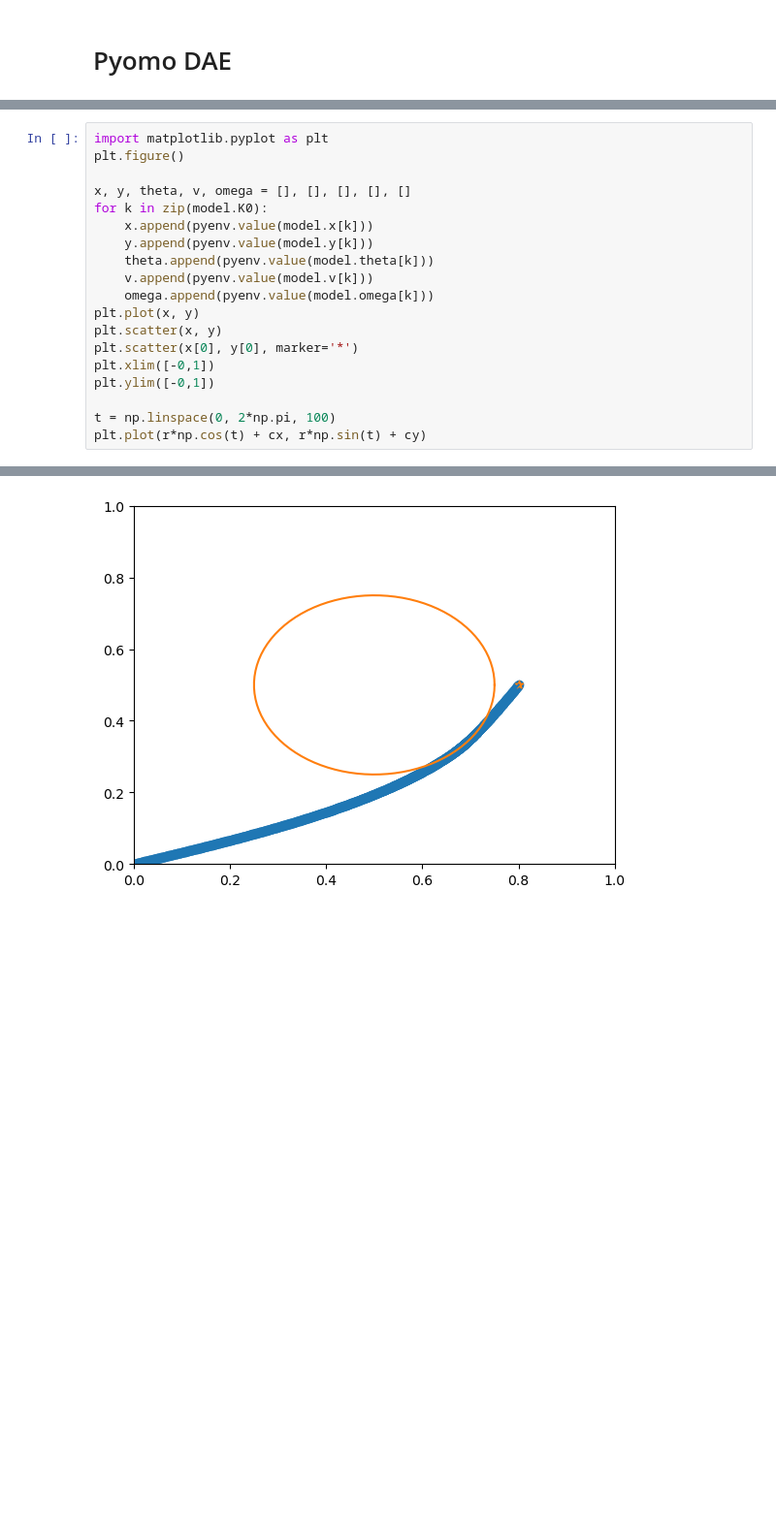
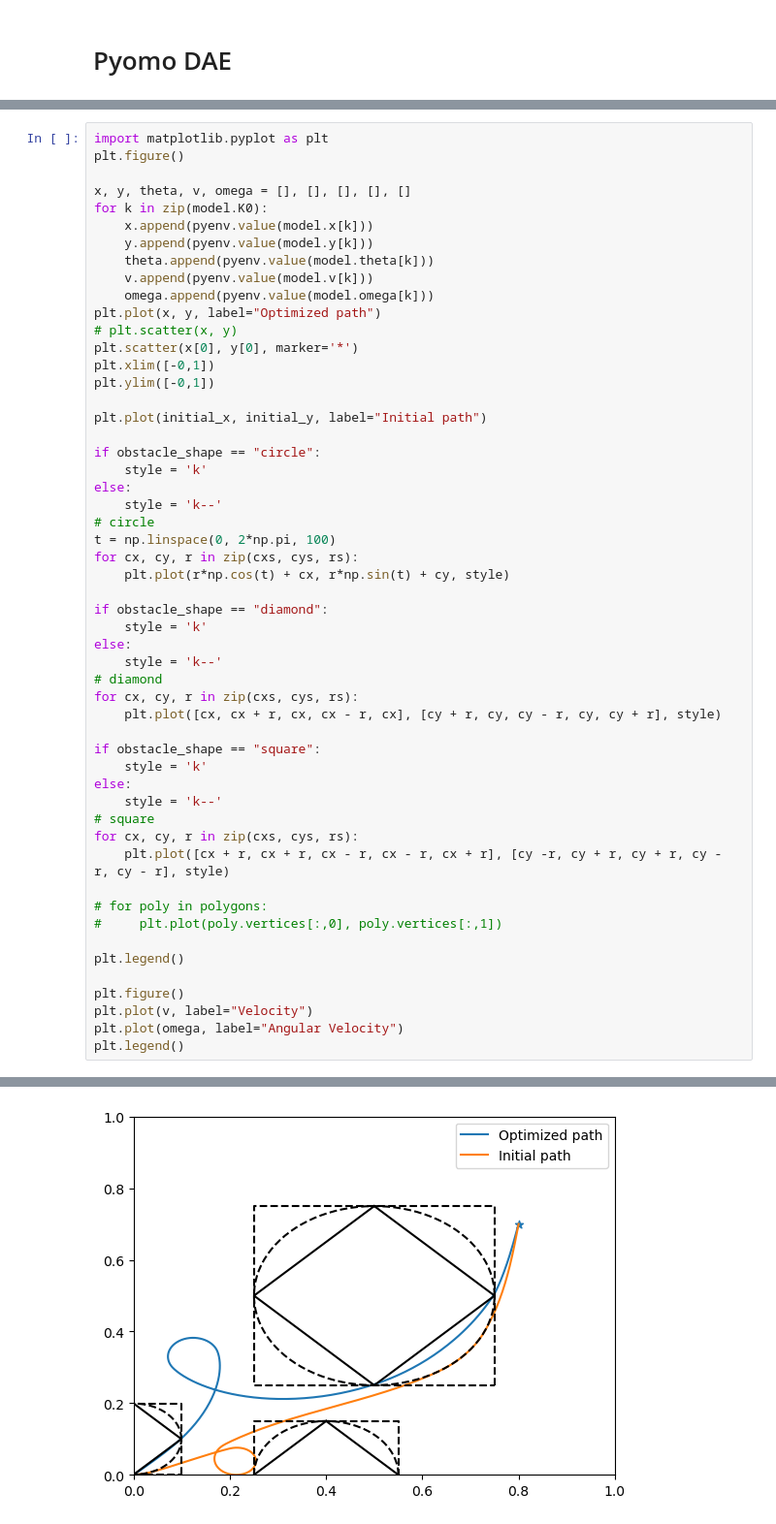
Before and after one commit to leyffer/m2dtIceSheet, a Jupyter notebook: notebooks/1-2_initial_DAE_optimization.ipynb, the cells around one changed output, grey strips where cells are left out. Shown at 97% size. Saved outputs shown, nothing was run; the diff lists cells and outputs as text; blank space fills up the shorter version.

Commit message:
Added obstacle shapes and IPOPT direct interface Rosenbrock

```diff
--- a/notebooks/1-2_initial_DAE_optimization.ipynb
+++ b/notebooks/1-2_initial_DAE_optimization.ipynb
@@ -140,12 +259,46 @@ for k in zip(model.K0):
     theta.append(pyenv.value(model.theta[k]))
     v.append(pyenv.value(model.v[k]))
     omega.append(pyenv.value(model.omega[k]))
-plt.plot(x, y)
-plt.scatter(x, y)
+plt.plot(x, y, label="Optimized path")
+# plt.scatter(x, y)
 plt.scatter(x[0], y[0], marker='*')
 plt.xlim([-0,1])
 plt.ylim([-0,1])
 
+plt.plot(initial_x, initial_y, label="Initial path")
+
+if obstacle_shape == "circle":
+    style = 'k'
+else:
+    style = 'k--'
+# circle
 t = np.linspace(0, 2*np.pi, 100)
-plt.plot(r*np.cos(t) + cx, r*np.sin(t) + cy)
+for cx, cy, r in zip(cxs, cys, rs):
+    plt.plot(r*np.cos(t) + cx, r*np.sin(t) + cy, style)
+
+if obstacle_shape == "diamond":
+    style = 'k'
+else:
+    style = 'k--'
+# diamond
+for cx, cy, r in zip(cxs, cys, rs):
+    plt.plot([cx, cx + r, cx, cx - r, cx], [cy + r, cy, cy - r, cy, cy + r], style)
+
+if obstacle_shape == "square":
+    style = 'k'
+else:
+    style = 'k--'
+# square
+for cx, cy, r in zip(cxs, cys, rs):
+    plt.plot([cx + r, cx + r, cx - r, cx - r, cx + r], [cy -r, cy + r, cy + r, cy - r, cy - r], style)
+
+# for poly in polygons:
+#     plt.plot(poly.vertices[:,0], poly.vertices[:,1])
+
+plt.legend()
+
+plt.figure()
+plt.plot(v, label="Velocity")
+plt.plot(omega, label="Angular Velocity")
+plt.legend()
 # %% [output]
@@ -153 +306 @@ plt.plot(r*np.cos(t) + cx, r*np.sin(t) + cy)
-[figure, old version]
+[figure, new version]
```
Also changed, not shown: parts of 9 cells of this notebook.
